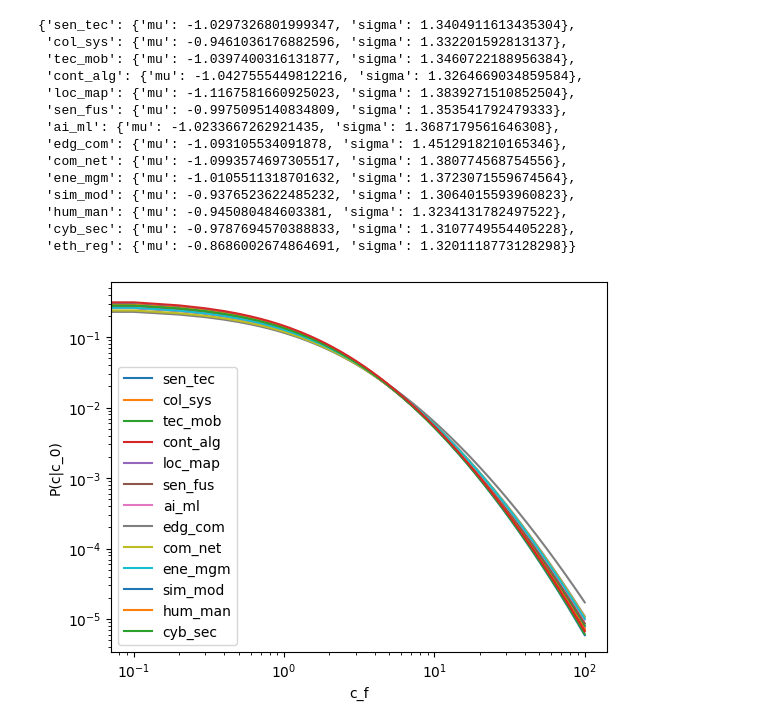
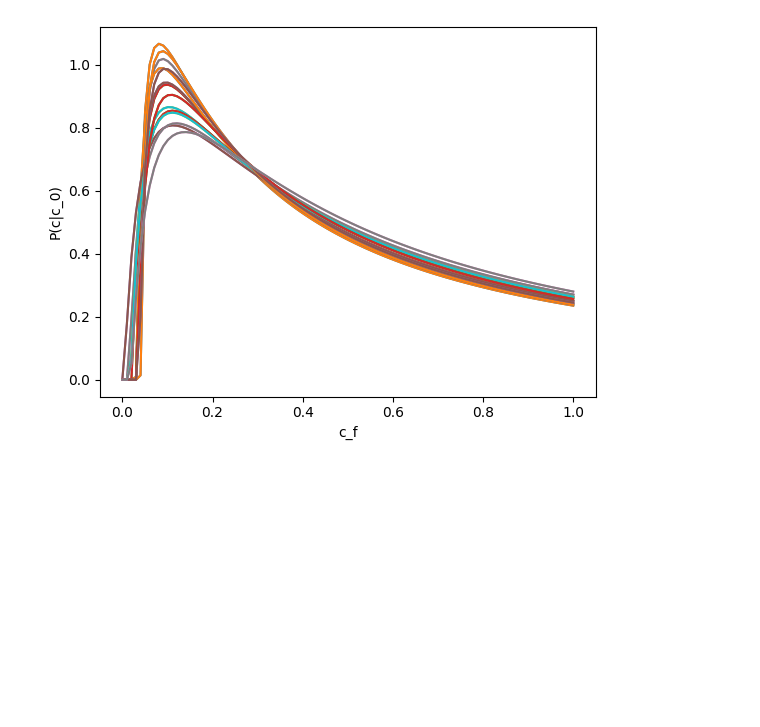
Before and after one commit to iRRe33-smk/exjobb, a Jupyter notebook: citation_analysis/citation_analysis.ipynb, the cells around one changed output. Drawn from its saved outputs; the diff is of its cells as text; code cells hidden in the pictures; blank space fills up the shorter version.

```diff
--- a/citation_analysis/citation_analysis.ipynb
+++ b/citation_analysis/citation_analysis.ipynb
@@ -89,3 +73,21 @@ keyNames = ["sen_tec", "col_sys", "tec_mob", "cont_alg", "loc_map", "sen_fus", "
+# %%
+def MLE(dataSets):
+    dist = stats.lognorm
+    bounds = {
+        'loc': (0,1),
+        's': (0,2),
+        'scale': (0,2)
+    }
+    #bounds = [(0,2), (0,1), (0,5)]
+    parameterDict = {}
+
+    for index, df in enumerate(dataSets):
+        df = cleanData(df)
+        res = stats.fit(dist, df['c_f'].values, bounds, method='mle')
+        print(res)
+        parameterDict.update({keyNames[index]: {'mu': res.params.loc}})
+        parameterDict[keyNames[index]].update({'sigma': res.params.s})
+    return parameterDict
 # %%
 # Function that performs the maximum likelihood-estimation. Outputs a dict of parameters for each technology
 
@@ -107,5 +110,5 @@ def MLE_estimation(dataSets, keyNames):
 # %%
 # Perform the estimation
 
-parameters = MLE_estimation(dataSets, keyNames)
+parameters = MLE(dataSets)
 # %% [output]
@@ -129,36 +174,29 @@ See the caveats in the documentation: https://pandas.pydata.org/pandas-docs/stab
 # %%
 with open("distribution_params.json", "w") as write_file:
     json.dump(parameters, write_file, indent=4)
-# %%
-parameters
-# %% [output]
-{'sen_tec': {'mu': -1.0297326801999347, 'sigma': 1.3404911613435304},
- 'col_sys': {'mu': -0.9461036176882596, 'sigma': 1.332201592813137},
- 'tec_mob': {'mu': -1.0397400316131877, 'sigma': 1.3460722188956384},
- 'cont_alg': {'mu': -1.0427555449812216, 'sigma': 1.3264669034859584},
- 'loc_map': {'mu': -1.1167581660925023, 'sigma': 1.3839271510852504},
- 'sen_fus': {'mu': -0.9975095140834809, 'sigma': 1.353541792479333},
- 'ai_ml': {'mu': -1.0233667262921435, 'sigma': 1.3687179561646308},
- 'edg_com': {'mu': -1.093105534091878, 'sigma': 1.4512918210165346},
- 'com_net': {'mu': -1.0993574697305517, 'sigma': 1.380774568754556},
- 'ene_mgm': {'mu': -1.0105511318701632, 'sigma': 1.3723071559674564},
- 'sim_mod': {'mu': -0.9376523622485232, 'sigma': 1.3064015593960823},
- 'hum_man': {'mu': -0.945080484603381, 'sigma': 1.3234131782497522},
- 'cyb_sec': {'mu': -0.9787694570388833, 'sigma': 1.3107749554405228},
- 'eth_reg': {'mu': -0.8686002674864691, 'sigma': 1.3201118773128298}}
 # %%
-def plot_dist(dataSets, parameters=parameters, keyNames=keyNames):
+def plot_dist2(dataSets, parameters=parameters, keyNames=keyNames):
 
     key_names = ["sen_tec", "col_sys", "tec_mob", "cont_alg", "loc_map", "sen_fus", "ai_ml", "edg_com", "com_net", "ene_mgm", "sim_mod", "hum_man", "cyb_sec", "eth_reg"]
 
     for index, df in enumerate(dataSets):
         mu = parameters[keyNames[index]]["mu"]
         sigma = parameters[keyNames[index]]["sigma"]
-        dist = stats.lognorm([sigma], loc=mu)
-        x = np.linspace(0,100,1000)
+        dist = stats.lognorm(loc=mu, s = sigma)
+
+        x = np.linspace(0,1,100)
+
+        p = dist.pdf(x)
+
+
+        plt.plot(x,p)
+        #plt.legend(key_names, )
         plt.xlabel("c_f")
         plt.ylabel("P(c|c_0)")
-        plt.legend(key_names, )
-        plt.xscale("log")
-        plt.yscale("log")
-        plt.plot(x,dist.pdf(x))
+        #plt.xscale("log")
+        #plt.yscale("log")
+        plt.plot(x,p)
+
+plot_dist2(dataSets)
+# %% [output]
+[figure, added]
@@ -190,4 +202,0 @@ def plot_dist2(dataSets, parameters=parameters, keyNames=keyNames):
-# %%
-plot_dist(dataSets)
-# %% [output]
-[figure, removed]
```
Also changed, not shown: parts of 11 cells of this notebook, 1 other file.
